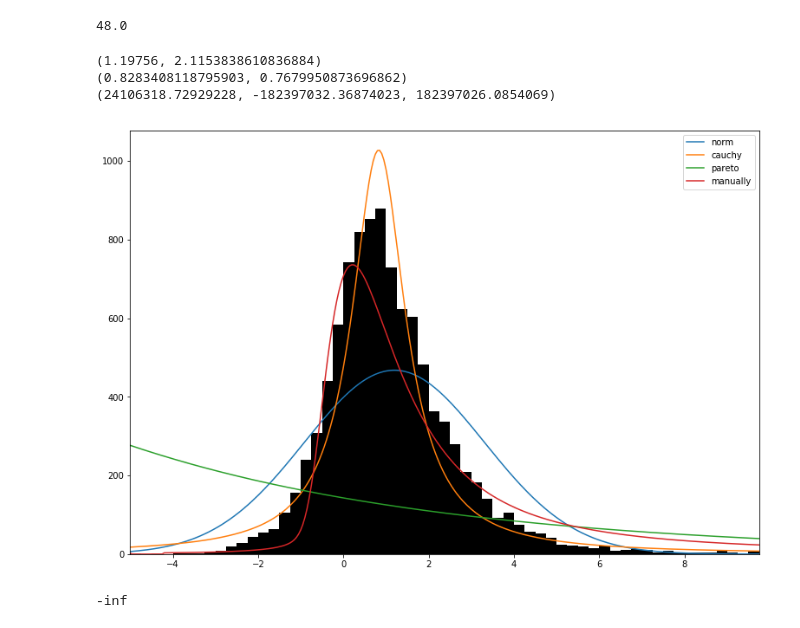
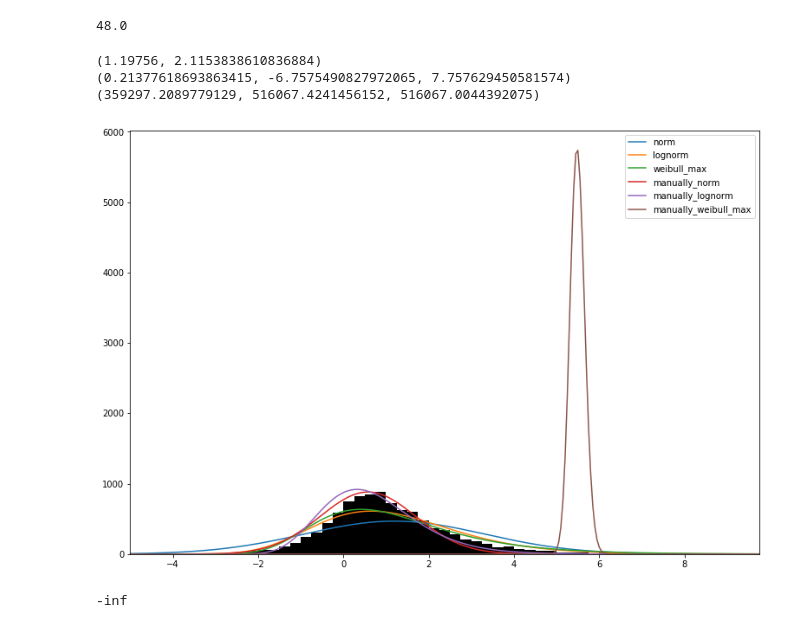
Before and after one commit to jlieberherr/swiss-train-delay-distributions, a Jupyter notebook: analysis.ipynb, the cells around one changed output. Drawn from its saved outputs; the diff is of its cells as text; code cells hidden in the pictures.

```diff
--- a/analysis.ipynb
+++ b/analysis.ipynb
@@ -161,42 +195,45 @@ h = plt.hist(y, bins=x, color='black', density=False)
 
 dist_names = [
     'norm',
-#     'lognorm',
+    'lognorm',
 #     'weibull_min',
-#     'weibull_max',
+     'weibull_max',
 #     'alpha',
-    'cauchy',
+#     'cauchy',
 #     'powerlognorm',
 #     'chi',
 #     'erlang',
 #     'expon',
 #     'gamma',
 #     'gumbel_r',
 #     'halfcauchy',
 #     'maxwell',
 #     'wald',
 #     'levy',
 #     'levy_stable',
 #     'levy_l',
 #     'pareto',
 ]
 
 for dist_name in dist_names:
     dist = getattr(scipy.stats, dist_name)
     param = dist.fit(y)
     print param
     pdf_fitted = dist.pdf(np.arange(left, right, 0.05), *param[:-2], loc=param[-2], scale=param[-1]) * h[0].sum() * step
     plt.plot(np.arange(left, right, 0.05), pdf_fitted, label=dist_name)
     plt.xlim(x[0], x[-1])
 #     plt.plot(x, dist.pdf(x, mu, rho) * h[0].sum() * 0.1, label="manually")
-plt.plot(np.arange(left, right, 0.05), getattr(scipy.stats, 'levy_stable').pdf(np.arange(left, right, 0.05), .9, 0.9, -5, 1.) * h[0].sum() * step, label="manually")
+plt.plot(np.arange(left, right, 0.05), getattr(scipy.stats, 'norm').pdf(np.arange(left, right, 0.05), 0.57737691, 1.12254617) * h[0].sum() * step, label="manually_norm")
+plt.plot(np.arange(left, right, 0.05), getattr(scipy.stats, 'lognorm').pdf(np.arange(left, right, 0.05), 0.22424385, -4.36411581,  4.92812905) * h[0].sum() * step, label="manually_lognorm")
+plt.plot(np.arange(left, right, 0.05), getattr(scipy.stats, 'lognorm').pdf(np.arange(left, right, 0.05), 0.04407951, 1.59596724, 3.89146274) * h[0].sum() * step, label="manually_weibull_max")
+
 plt.legend(loc='upper right')
 plt.show()
 # %% [output]
 (1.19756, 2.1153838610836884)
-(0.8283408118795903, 0.7679950873696862)
-(24106318.72929228, -182397032.36874023, 182397026.0854069)
+(0.21377618693863415, -6.7575490827972065, 7.757629450581574)
+(359297.2089779129, 516067.4241456152, 516067.0044392075)
-[figure, old version]
+[figure, new version]
 # %%
 def l(x, mu, rho):
     return np.sum(np.log(scipy.stats.norm.pdf(x, mu, rho)))
```
Also changed, not shown: parts of 6 cells of this notebook.
